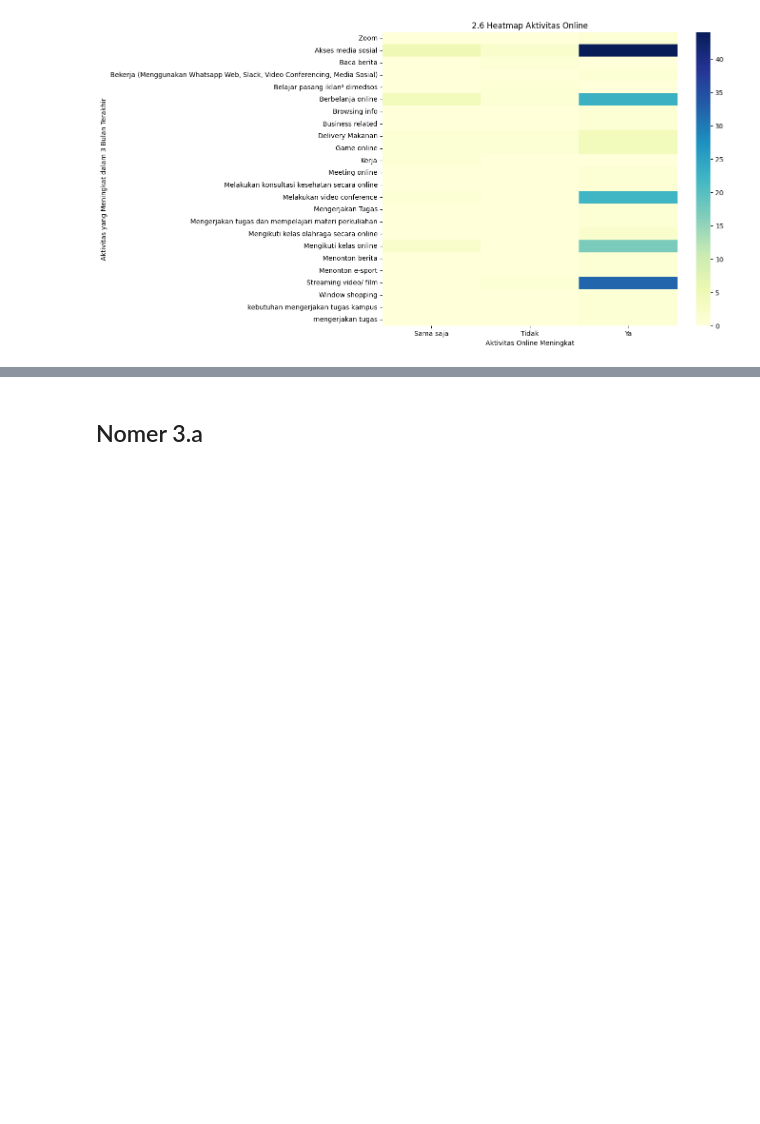
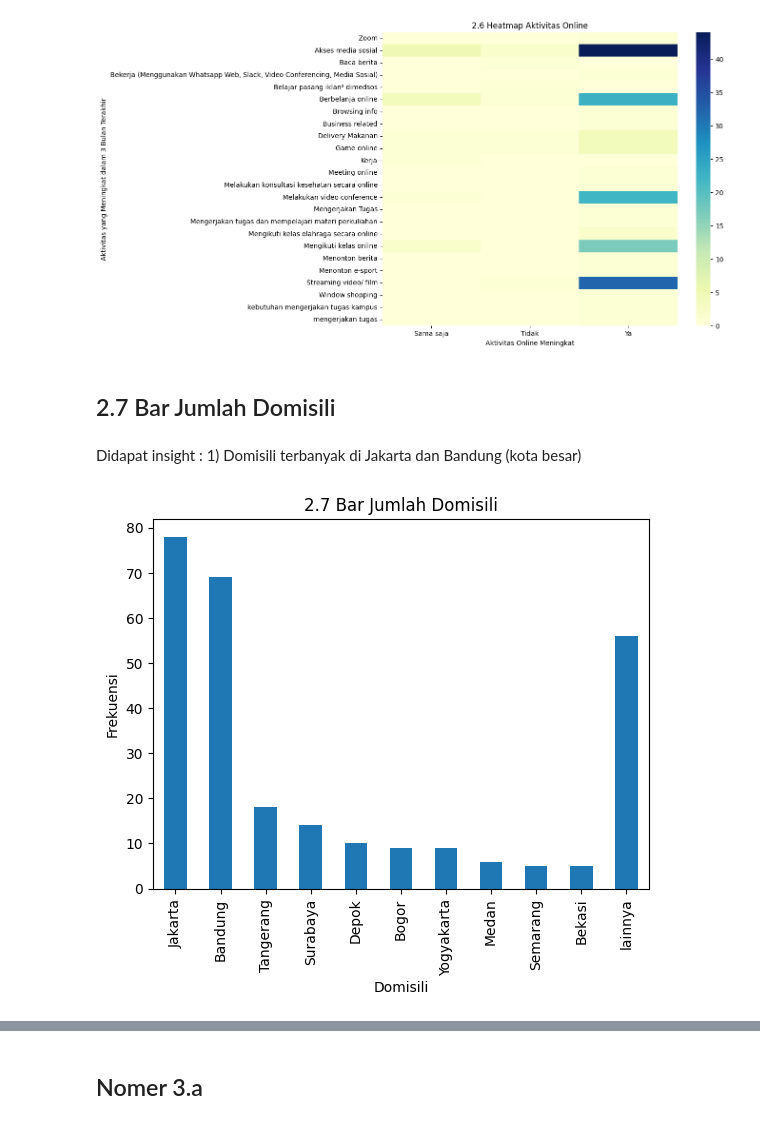
Before and after one commit to farhan-sw/tubes-probstat, a Jupyter notebook: 13222114_Tubes.ipynb, the cells around one changed output, grey strips where cells are left out. Drawn from its saved outputs; the diff is of its cells as text; code cells hidden in the pictures; blank space fills up the shorter version.

```diff
--- a/13222114_Tubes.ipynb
+++ b/13222114_Tubes.ipynb
@@ -222,3 +204,28 @@ plt.title('2.6 Heatmap Aktivitas Online')
 plt.show()
 # %% [output]
 [figure]
+# %% [markdown]
+## 2.7 Bar Jumlah Domisili
+# %% [markdown]
+Didapat insight : 1) Domisili terbanyak di Jakarta dan Bandung (kota besar)
+# %%
+Domisili = df['Domisili']
+
+# Menghitung jumlah setiap jenis pekerjaan
+counts = Domisili.value_counts()
+
+# Menggabungkan nilai unik dengan frekuensi di bawah 5 menjadi kategori "lainnya"
+threshold = 5
+counts['lainnya'] = counts[counts < threshold].sum()
+counts = counts[counts >= threshold]
+
+# Membuat bar chart
+counts.plot(kind='bar')
+
+plt.title('2.7 Bar Jumlah Domisili')
+plt.xlabel('Domisili')
+plt.ylabel('Frekuensi')
+
+plt.show()
+# %% [output]
+[figure, added]
```
Also changed, not shown: parts of 28 cells of this notebook.
